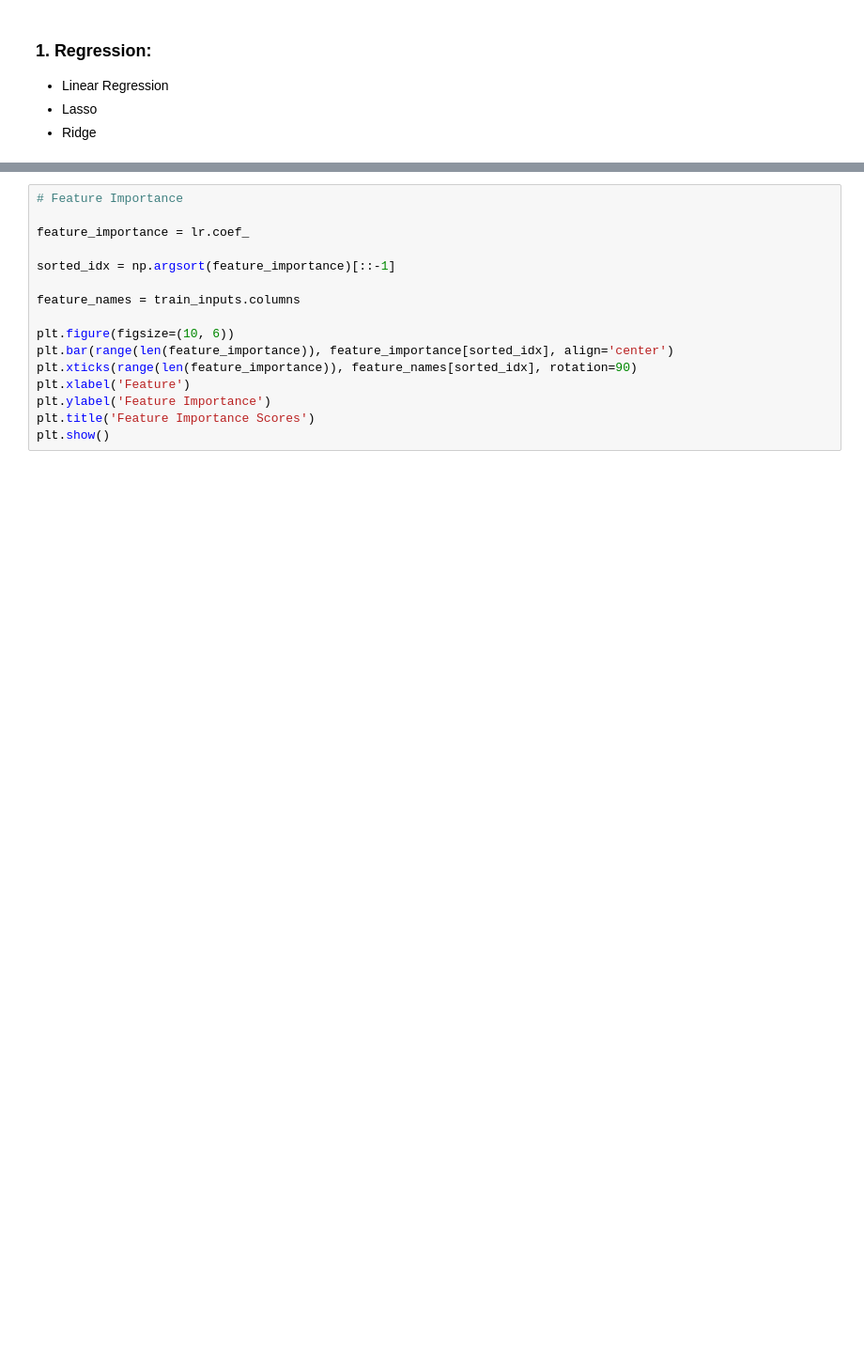
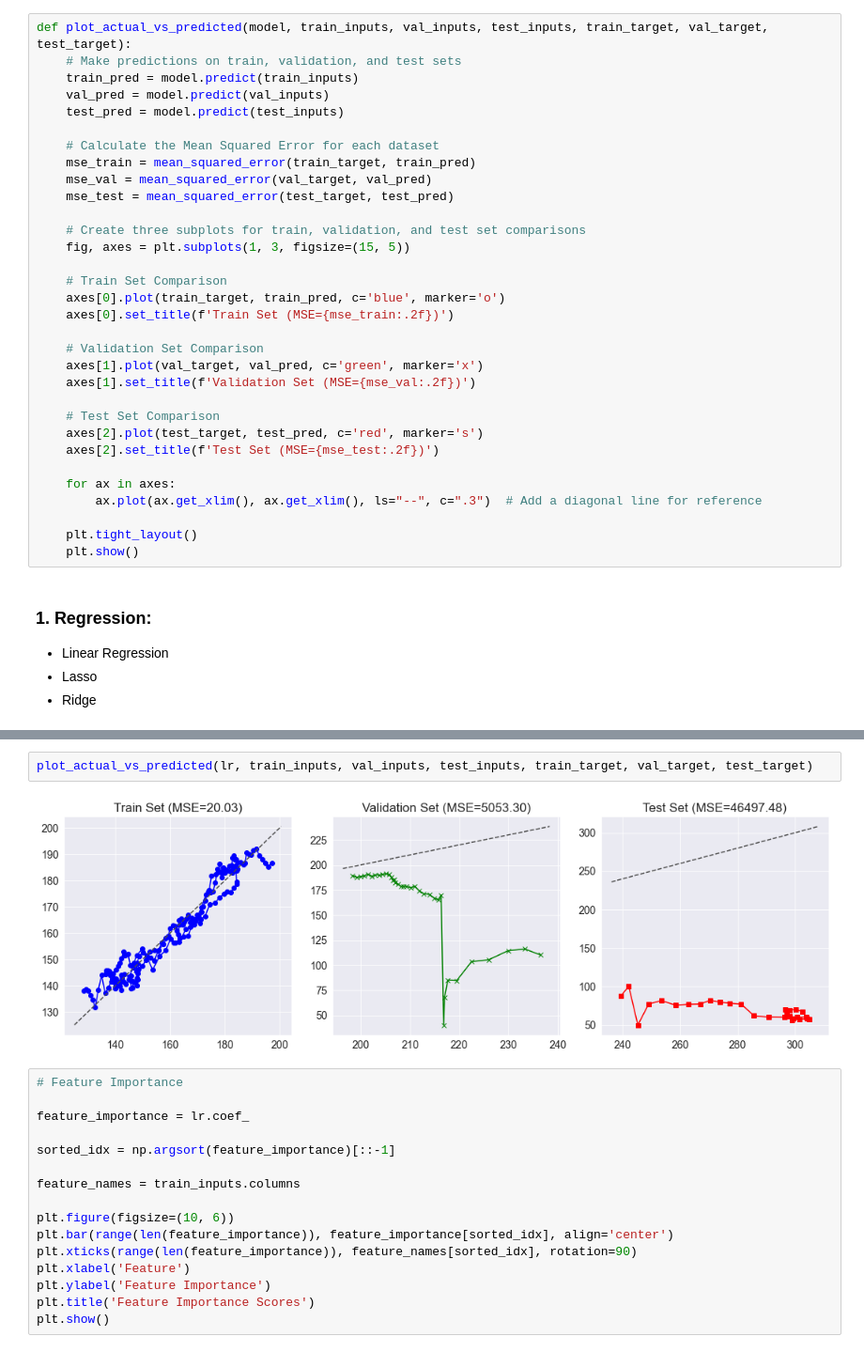
Before and after one commit to rbhattar07/HPI, a Jupyter notebook: main.ipynb, the cells around one changed output, grey strips where cells are left out. Shown at 94% size. Saved outputs shown, nothing was run; the diff lists cells and outputs as text; blank space fills up the shorter version.

```diff
--- a/main.ipynb
+++ b/main.ipynb
@@ -361,3 +370,35 @@ def evaluate(model):
+# %%
+def plot_actual_vs_predicted(model, train_inputs, val_inputs, test_inputs, train_target, val_target, test_target):
+    # Make predictions on train, validation, and test sets
+    train_pred = model.predict(train_inputs)
+    val_pred = model.predict(val_inputs)
+    test_pred = model.predict(test_inputs)
+
+    # Calculate the Mean Squared Error for each dataset
+    mse_train = mean_squared_error(train_target, train_pred)
+    mse_val = mean_squared_error(val_target, val_pred)
+    mse_test = mean_squared_error(test_target, test_pred)
+
+    # Create three subplots for train, validation, and test set comparisons
+    fig, axes = plt.subplots(1, 3, figsize=(15, 5))
+
+    # Train Set Comparison
+    axes[0].plot(train_target, train_pred, c='blue', marker='o')
+    axes[0].set_title(f'Train Set (MSE={mse_train:.2f})')
+
+    # Validation Set Comparison
+    axes[1].plot(val_target, val_pred, c='green', marker='x')
+    axes[1].set_title(f'Validation Set (MSE={mse_val:.2f})')
+
+    # Test Set Comparison
+    axes[2].plot(test_target, test_pred, c='red', marker='s')
+    axes[2].set_title(f'Test Set (MSE={mse_test:.2f})')
+
+    for ax in axes:
+        ax.plot(ax.get_xlim(), ax.get_xlim(), ls="--", c=".3")  # Add a diagonal line for reference
+
+    plt.tight_layout()
+    plt.show()
 # %% [markdown]
 ### 1. Regression:
 - Linear Regression
@@ -388,3 +413,7 @@ evaluate(lr)
+# %%
+plot_actual_vs_predicted(lr, train_inputs, val_inputs, test_inputs, train_target, val_target, test_target)
+# %% [output]
+[figure, added]
 # %%
 # Feature Importance
 
```
Also changed, not shown: parts of 14 cells of this notebook.
